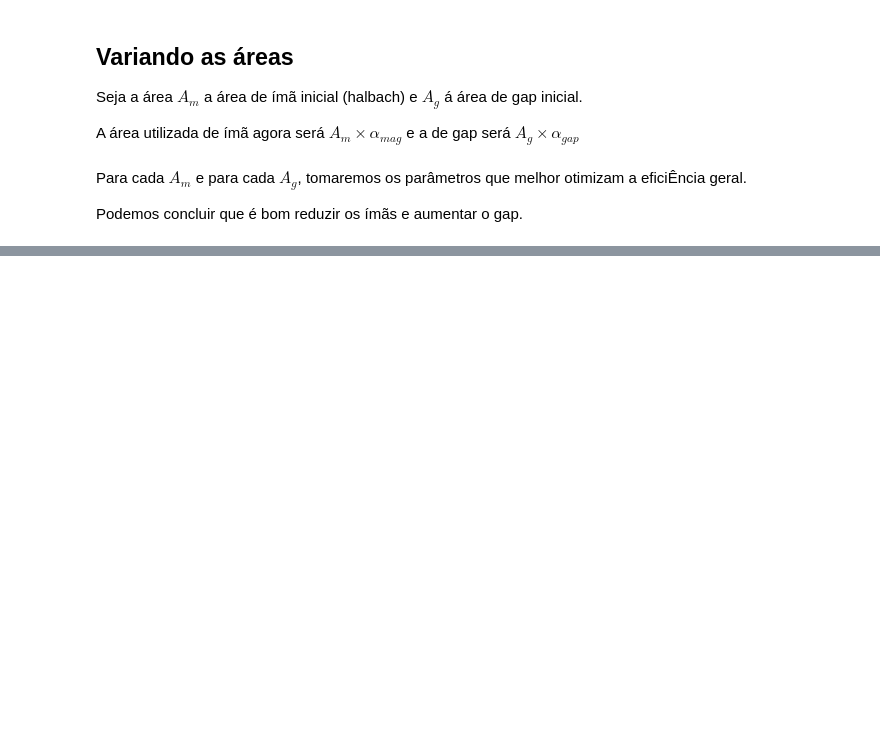
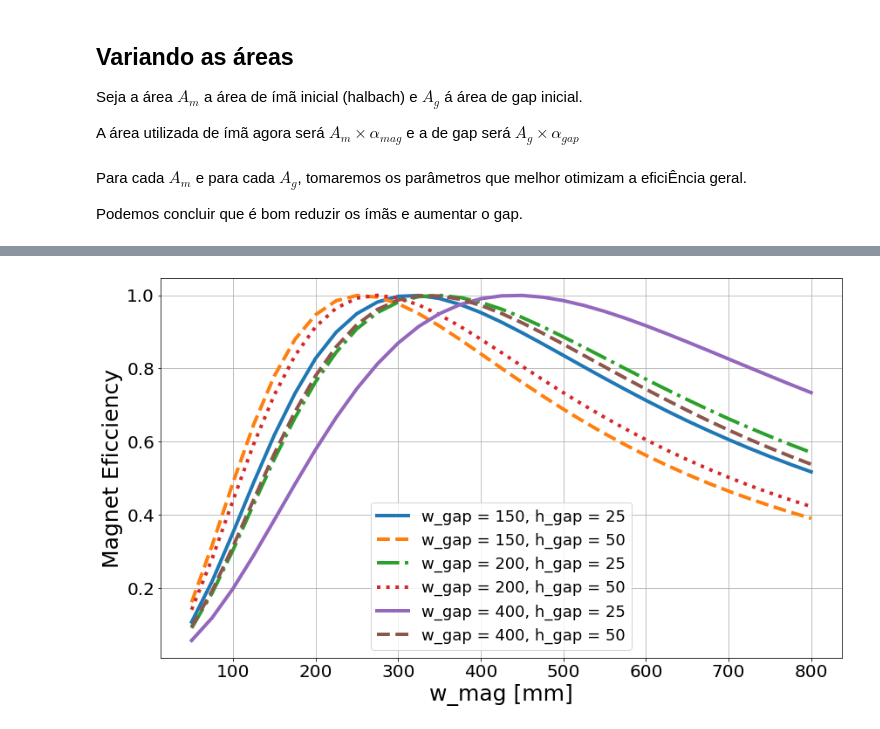
Before and after one commit to PoloMag/TopOp_2020, a Jupyter notebook: alaysis/Untitled-Copy1.ipynb, the cells around one changed output, grey strips where cells are left out. Saved outputs shown, nothing was run; the diff lists cells and outputs as text; code cells hidden in the pictures; blank space fills up the shorter version.

```diff
--- a/alaysis/Untitled-Copy1.ipynb
+++ b/alaysis/Untitled-Copy1.ipynb
@@ -321,0 +293,45 @@ No handles with labels found to put in legend.
+# %%
+mag_ef = np.loadtxt('mag_ef.txt',skiprows=8)
+# %%
+w_mag = np.array([])
+h_mag = np.array([])
+w_gap = np.array([])
+h_gap = np.array([])
+m_ef = np.array([])
+est_ef = np.array([])
+
+for i in range(int(len(mag_ef)/6)):
+
+    w_mag = np.append(w_mag,mag_ef[0+6*i])
+    h_mag = np.append(h_mag,mag_ef[1+6*i])
+    w_gap = np.append(w_gap,mag_ef[2+6*i])
+    h_gap = np.append(h_gap,mag_ef[3+6*i])
+    m_ef = np.append(m_ef,mag_ef[4+6*i])
+    est_ef = np.append(est_ef,mag_ef[5+6*i])
+# %%
+w_gap_u = np.unique(w_gap)
+h_gap_u = np.unique(h_gap)
+# %%
+from itertools import cycle
+lines = ["-","--","-.",":"]
+linecycler = cycle(lines)
+for w in w_gap_u:
+    for h in h_gap_u:
+
+        idx = np.logical_and(h_gap == h, w_gap == w)
+        w_m = w_mag[idx]
+        ef = m_ef[idx]
+        plt.plot(w_m,ef,next(linecycler),label = 'w_gap = %d, h_gap = %d'%(w,h),linewidth = 4)
+plt.grid()
+plt.legend()
+fig = matplotlib.pyplot.gcf()
+fig.set_size_inches(14, 8)
+plt.xlabel('w_mag [mm]', fontsize = 25)
+plt.ylabel('Magnet Eficciency', fontsize = 25)
+plt.rcParams['legend.fontsize'] = 18
+plt.rcParams['xtick.labelsize'] = 20
+plt.rcParams['ytick.labelsize'] = 20
+plt.savefig('mag_ef_grafico.png')
+plt.show()
+# %% [output]
+[figure, added]
```
Also changed, not shown: parts of 15 cells of this notebook, 28 other files.
